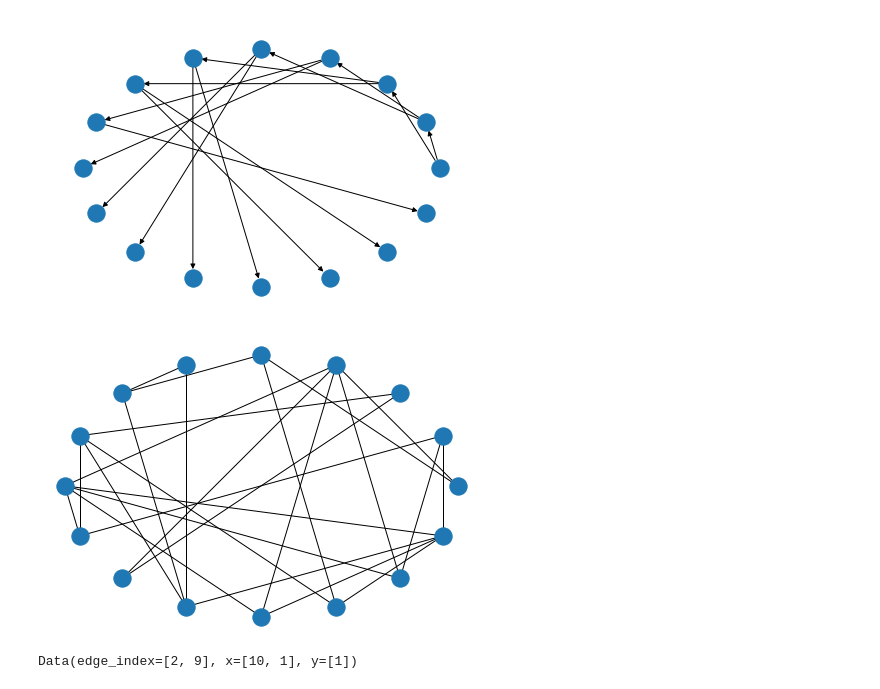
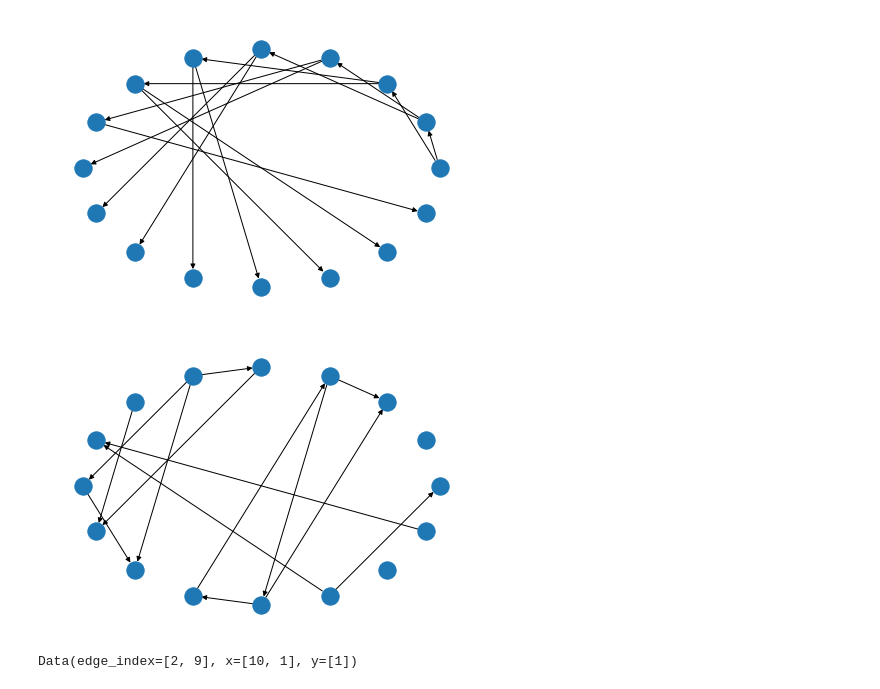
Before and after one commit to imbrem/atml-project, a Jupyter notebook: experiments/HeapData.ipynb, the cells around one changed output. Drawn from its saved outputs; the diff is of its cells as text; code cells hidden in the pictures.

```diff
--- a/experiments/HeapData.ipynb
+++ b/experiments/HeapData.ipynb
@@ -72,9 +72,9 @@ nx.draw_circular(heapgraph(16))
 # %% [output]
 [figure]
 # %%
-nx.draw_circular(nx.erdos_renyi_graph(16, 3/16))
+nx.draw_circular(nx.erdos_renyi_graph(16, 1/17, directed=True))
 # %% [output]
-[figure, old version]
+[figure, new version]
 # %%
 def make_datapoint(min_len: int = 1, max_len: int = MAX_LEN, p_heapify: float = 0.75, p_heap_graph: float = 0.75, and_y: bool = True) -> List[int]:
     (nodes, is_heap) = make_array(min_len, max_len, p_heapify)
```
Also changed, not shown: parts of 7 cells of this notebook.
